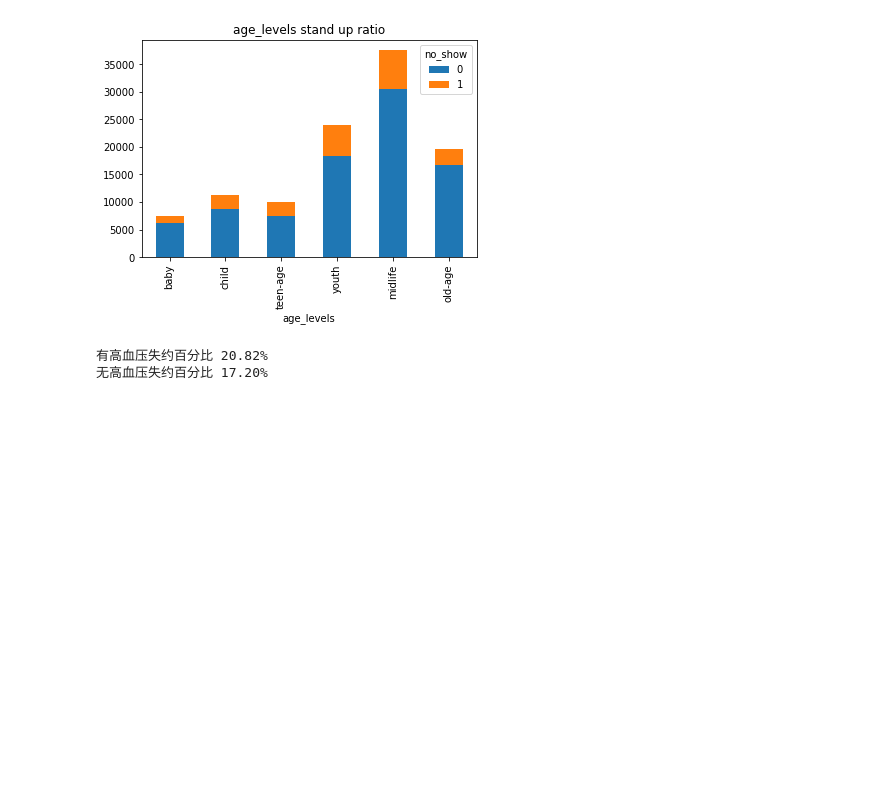
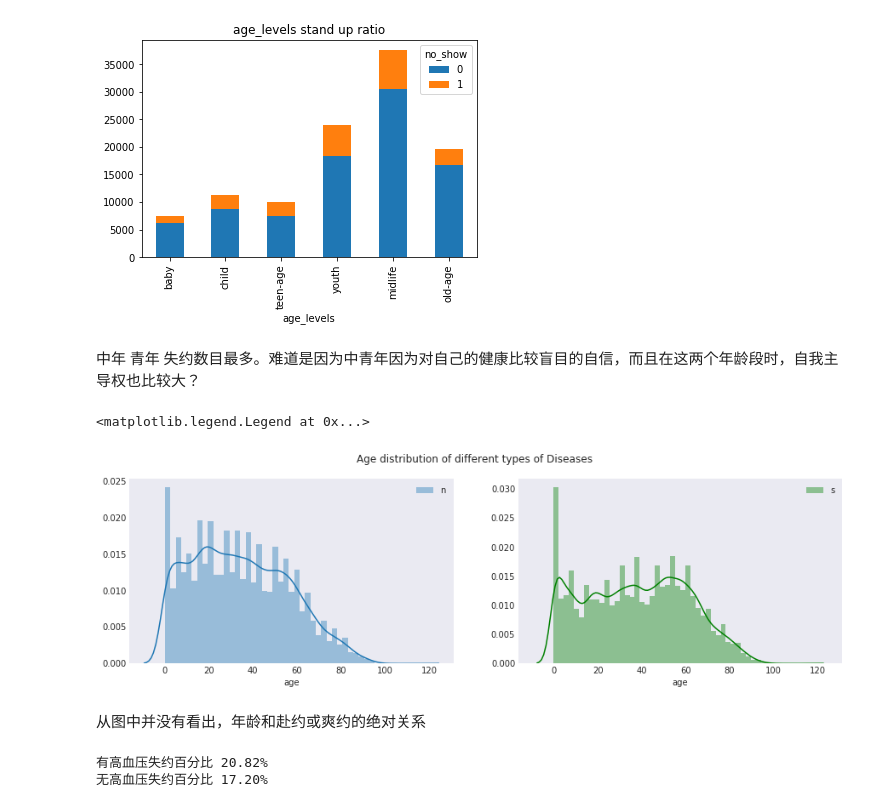
Before and after one commit to yufeng217/deeplearing-study, a Jupyter notebook: project4/Investigate_a_Dataset-zh.ipynb, the cells around one changed output. Cells and saved outputs as stored; diff of their text form; code cells hidden in the pictures; blank space fills up the shorter version.

```diff
--- a/project4/Investigate_a_Dataset-zh.ipynb
+++ b/project4/Investigate_a_Dataset-zh.ipynb
@@ -471,6 +485,26 @@ teen-age失约百分比 25.25%
 child失约百分比 21.86%
 baby失约百分比 17.57%
 [figure]
+# %% [markdown]
+中年 青年 失约数目最多。难道是因为中青年因为对自己的健康比较盲目的自信，而且在这两个年龄段时，自我主导权也比较大？
+# %%
+#设置背景及标题
+sns.set_style('dark')
+
+f, (ax1, ax2) = plt.subplots(1, 2, figsize=(15, 4), sharex=True)
+f.suptitle('Age distribution of different types of Diseases')
+
+#作图
+sns.distplot(df[df['no_show']==1]['age'],ax=ax1)
+sns.distplot(df[df['no_show']==0]['age'],color='g',ax=ax2)
+#sns.distplot(df[df['alcoholism']==1]['age'],color='r',ax=ax3)
+ax1.legend('no_show') # 爽约
+ax2.legend('show') # 赴约
+# %% [output]
+<matplotlib.legend.Legend at 0x...>
+[figure, added]
+# %% [markdown]
+从图中并没有看出，年龄和赴约或爽约的绝对关系
 # %%
 print("有高血压失约百分比 {:.2%}".format(get_yes_percentage('hipertension', 0)))
 print("无高血压失约百分比 {:.2%}".format(get_yes_percentage('hipertension', 1)))
```
Also changed, not shown: parts of 38 cells of this notebook, 1 other file.
